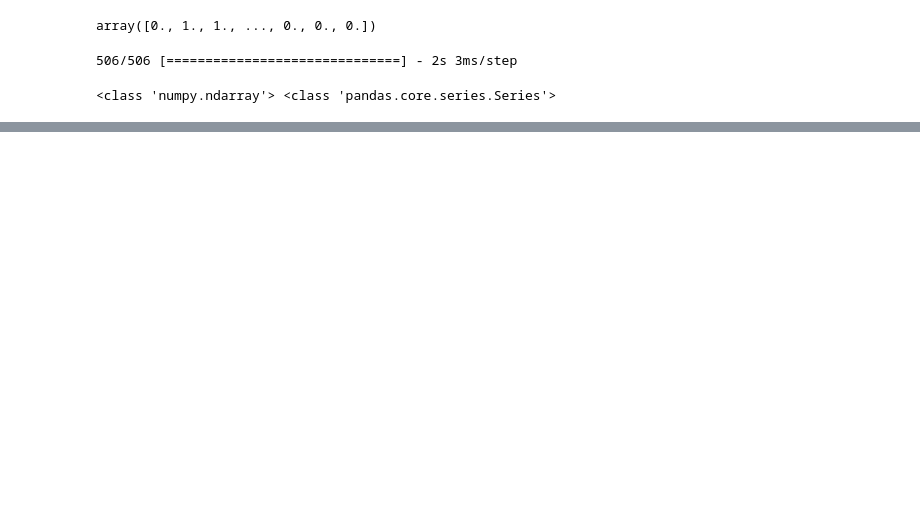
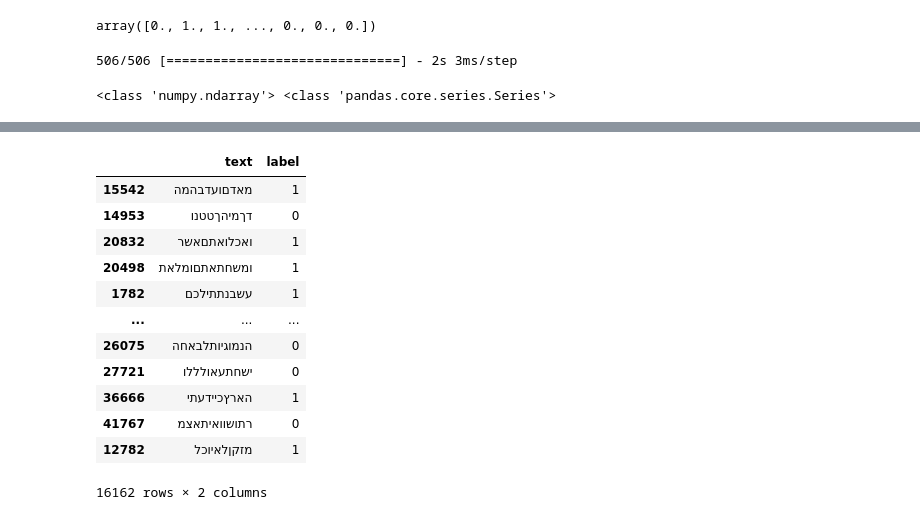
Before and after one commit to mannmoshe/text-recognition, a Jupyter notebook: true_text_detection.ipynb, the cells around one changed output, grey strips where cells are left out. Saved outputs shown, nothing was run; the diff lists cells and outputs as text; code cells hidden in the pictures; blank space fills up the shorter version.

```diff
--- a/true_text_detection.ipynb
+++ b/true_text_detection.ipynb
@@ -206,0 +277,16 @@ NameError: ignored
+# %%
+pd.concat([x_test_orig, y_test], axis=1)
+# %% [output]
+|  | text | label |
+| 15542 | מאדםועדבהמה | 1 |
+| 14953 | דךמיהךטטנו | 0 |
+| 20832 | ואכלואתםאשר | 1 |
+| 20498 | ומשחתאתםומלאת | 1 |
+| 1782 | עשבנתתילכם | 1 |
+| ... | ... | ... |
+| 26075 | הנמוגיותלבאחה | 0 |
+| 27721 | ישחתעאולללו | 0 |
+| 36666 | הארץכיידעתי | 1 |
+| 41767 | רתושוואיתאצמ | 0 |
+| 12782 | מזקןלאיוכל | 1 |
+16162 rows × 2 columns
```
Also changed, not shown: parts of 10 cells of this notebook.
